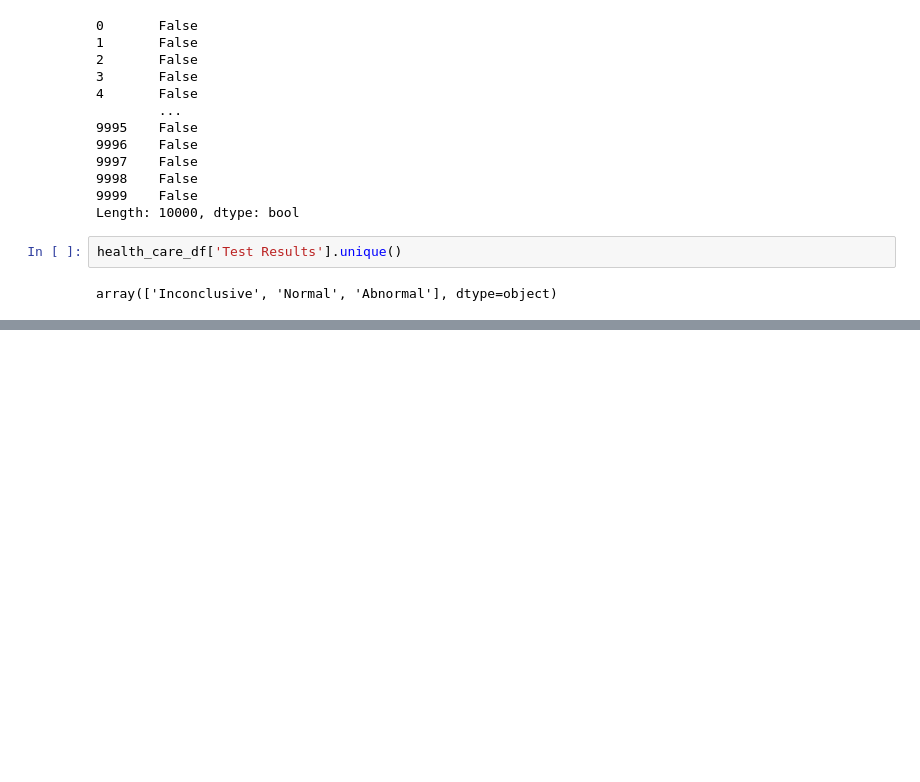
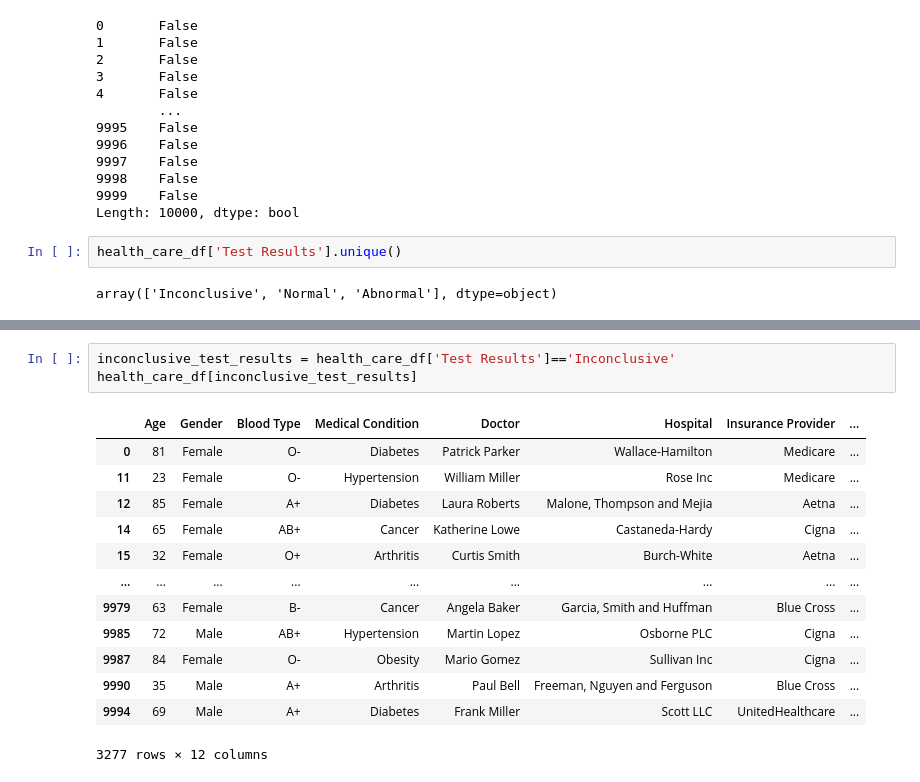
Before and after one commit to ppr22747/healthcare-dataset, a Jupyter notebook: healthcare_proj.ipynb, the cells around one changed output, grey strips where cells are left out. Saved outputs shown, nothing was run; the diff lists cells and outputs as text; blank space fills up the shorter version.

```diff
--- a/healthcare_proj.ipynb
+++ b/healthcare_proj.ipynb
@@ -394,0 +383,17 @@ array(['Inconclusive', 'Normal', 'Abnormal'], dtype=object)
+# %%
+inconclusive_test_results = health_care_df['Test Results']=='Inconclusive'
+health_care_df[inconclusive_test_results]
+# %% [output]
+|  | Age | Gender | Blood Type | Medical Condition | Doctor | Hospital | Insurance Provider | ... |
+| 0 | 81 | Female | O- | Diabetes | Patrick Parker | Wallace-Hamilton | Medicare | ... |
+| 11 | 23 | Female | O- | Hypertension | William Miller | Rose Inc | Medicare | ... |
+| 12 | 85 | Female | A+ | Diabetes | Laura Roberts | Malone, Thompson and Mejia | Aetna | ... |
+| 14 | 65 | Female | AB+ | Cancer | Katherine Lowe | Castaneda-Hardy | Cigna | ... |
+| 15 | 32 | Female | O+ | Arthritis | Curtis Smith | Burch-White | Aetna | ... |
+| ... | ... | ... | ... | ... | ... | ... | ... | ... |
+| 9979 | 63 | Female | B- | Cancer | Angela Baker | Garcia, Smith and Huffman | Blue Cross | ... |
+| 9985 | 72 | Male | AB+ | Hypertension | Martin Lopez | Osborne PLC | Cigna | ... |
+| 9987 | 84 | Female | O- | Obesity | Mario Gomez | Sullivan Inc | Cigna | ... |
+| 9990 | 35 | Male | A+ | Arthritis | Paul Bell | Freeman, Nguyen and Ferguson | Blue Cross | ... |
+| 9994 | 69 | Male | A+ | Diabetes | Frank Miller | Scott LLC | UnitedHealthcare | ... |
+3277 rows × 12 columns
```
Also changed, not shown: parts of 51 cells of this notebook.
